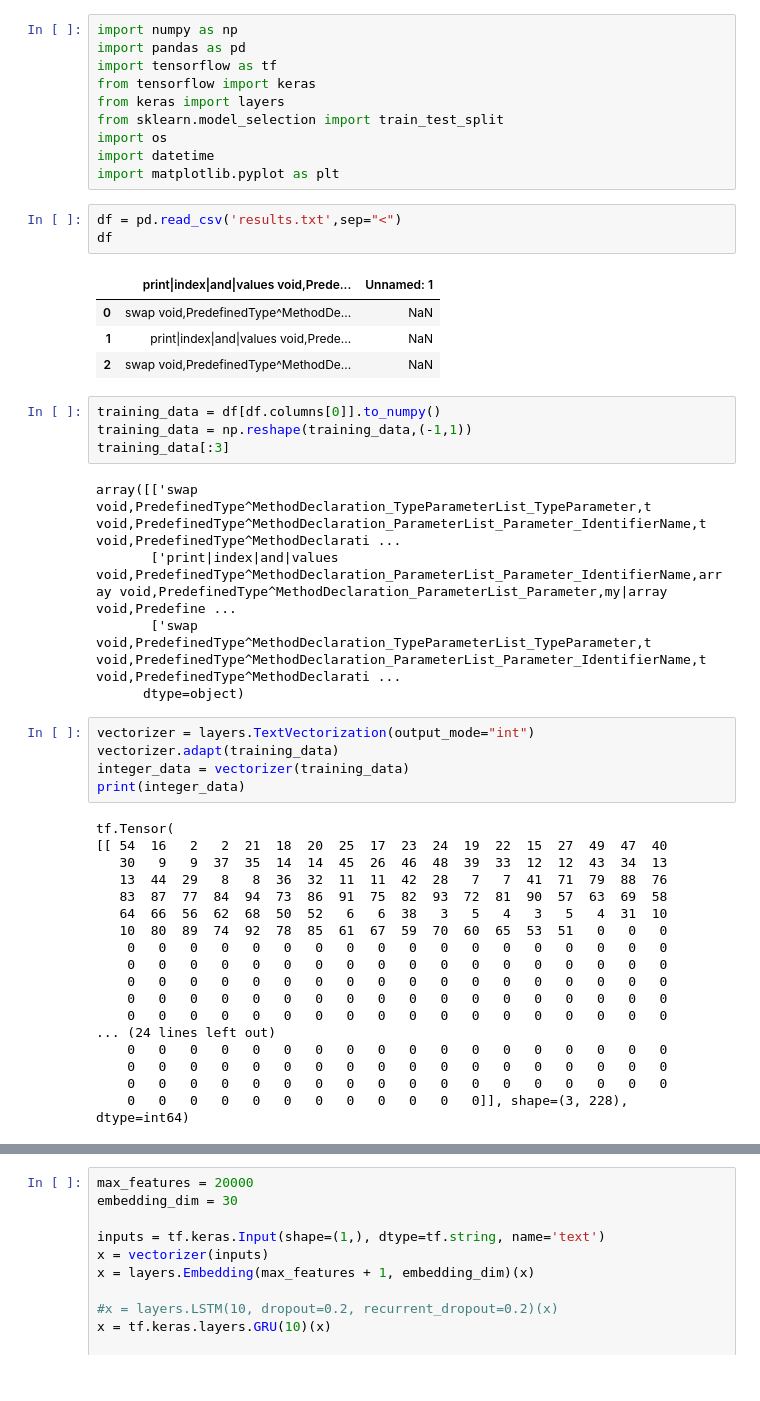
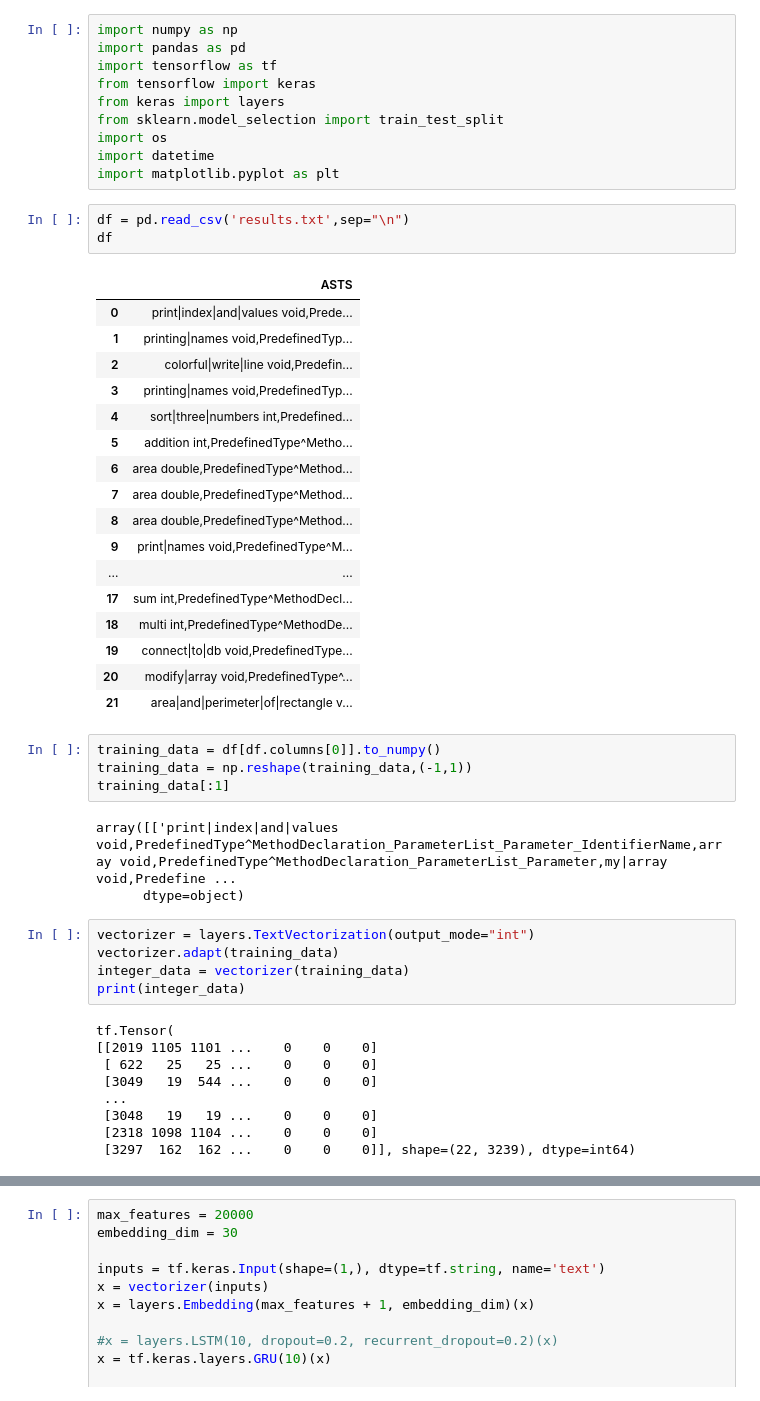
Before and after one commit to myahyavar/CodeSmellDetection, a Jupyter notebook: exam_ai-main/deep_learning.ipynb, the cells around one changed output, grey strips where cells are left out. Drawn from its saved outputs; the diff is of its cells as text.

```diff
--- a/exam_ai-main/deep_learning.ipynb
+++ b/exam_ai-main/deep_learning.ipynb
@@ -13,21 +13,32 @@ import os
 import datetime
 import matplotlib.pyplot as plt
 # %%
-df = pd.read_csv('results.txt',sep="<")
+df = pd.read_csv('results.txt',sep="\n")
 df
 # %% [output]
-|  | print|index|and|values void,Prede... | Unnamed: 1 |
-| 0 | swap void,PredefinedType^MethodDe... | NaN |
-| 1 | print|index|and|values void,Prede... | NaN |
-| 2 | swap void,PredefinedType^MethodDe... | NaN |
+|  | ASTS |
+| 0 | print|index|and|values void,Prede... |
+| 1 | printing|names void,PredefinedTyp... |
+| 2 | colorful|write|line void,Predefin... |
+| 3 | printing|names void,PredefinedTyp... |
+| 4 | sort|three|numbers int,Predefined... |
+| 5 | addition int,PredefinedType^Metho... |
+| 6 | area double,PredefinedType^Method... |
+| 7 | area double,PredefinedType^Method... |
+| 8 | area double,PredefinedType^Method... |
+| 9 | print|names void,PredefinedType^M... |
+| ... | ... |
+| 17 | sum int,PredefinedType^MethodDecl... |
+| 18 | multi int,PredefinedType^MethodDe... |
+| 19 | connect|to|db void,PredefinedType... |
+| 20 | modify|array void,PredefinedType^... |
+| 21 | area|and|perimeter|of|rectangle v... |
 # %%
 training_data = df[df.columns[0]].to_numpy()
 training_data = np.reshape(training_data,(-1,1))
-training_data[:3]
+training_data[:1]
 # %% [output]
-array([['swap void,PredefinedType^MethodDeclaration_TypeParameterList_TypeParameter,t void,PredefinedType^MethodDeclaration_ParameterList_Parameter_IdentifierName,t void,PredefinedType^MethodDeclarati ...
-       ['print|index|and|values void,PredefinedType^MethodDeclaration_ParameterList_Parameter_IdentifierName,array void,PredefinedType^MethodDeclaration_ParameterList_Parameter,my|array void,Predefine ...
-       ['swap void,PredefinedType^MethodDeclaration_TypeParameterList_TypeParameter,t void,PredefinedType^MethodDeclaration_ParameterList_Parameter_IdentifierName,t void,PredefinedType^MethodDeclarati ...
+array([['print|index|and|values void,PredefinedType^MethodDeclaration_ParameterList_Parameter_IdentifierName,array void,PredefinedType^MethodDeclaration_ParameterList_Parameter,my|array void,Predefine ...
       dtype=object)
 # %%
 vectorizer = layers.TextVectorization(output_mode="int")
@@ -36,22 +47,13 @@ integer_data = vectorizer(training_data)
 print(integer_data)
 # %% [output]
 tf.Tensor(
-[[ 54  16   2   2  21  18  20  25  17  23  24  19  22  15  27  49  47  40
-   30   9   9  37  35  14  14  45  26  46  48  39  33  12  12  43  34  13
-   13  44  29   8   8  36  32  11  11  42  28   7   7  41  71  79  88  76
-   83  87  77  84  94  73  86  91  75  82  93  72  81  90  57  63  69  58
-   64  66  56  62  68  50  52   6   6  38   3   5   4   3   5   4  31  10
-   10  80  89  74  92  78  85  61  67  59  70  60  65  53  51   0   0   0
-    0   0   0   0   0   0   0   0   0   0   0   0   0   0   0   0   0   0
-    0   0   0   0   0   0   0   0   0   0   0   0   0   0   0   0   0   0
-    0   0   0   0   0   0   0   0   0   0   0   0   0   0   0   0   0   0
-    0   0   0   0   0   0   0   0   0   0   0   0   0   0   0   0   0   0
-    0   0   0   0   0   0   0   0   0   0   0   0   0   0   0   0   0   0
-... (24 lines left out)
-    0   0   0   0   0   0   0   0   0   0   0   0   0   0   0   0   0   0
-    0   0   0   0   0   0   0   0   0   0   0   0   0   0   0   0   0   0
-    0   0   0   0   0   0   0   0   0   0   0   0   0   0   0   0   0   0
-    0   0   0   0   0   0   0   0   0   0   0   0]], shape=(3, 228), dtype=int64)
+[[2019 1105 1101 ...    0    0    0]
+ [ 622   25   25 ...    0    0    0]
+ [3049   19  544 ...    0    0    0]
+ ...
+ [3048   19   19 ...    0    0    0]
+ [2318 1098 1104 ...    0    0    0]
+ [3297  162  162 ...    0    0    0]], shape=(22, 3239), dtype=int64)
 # %%
 #****************************************
 #need to modify this part
```
Also changed, not shown: parts of 1 cell of this notebook, 5 other files.
